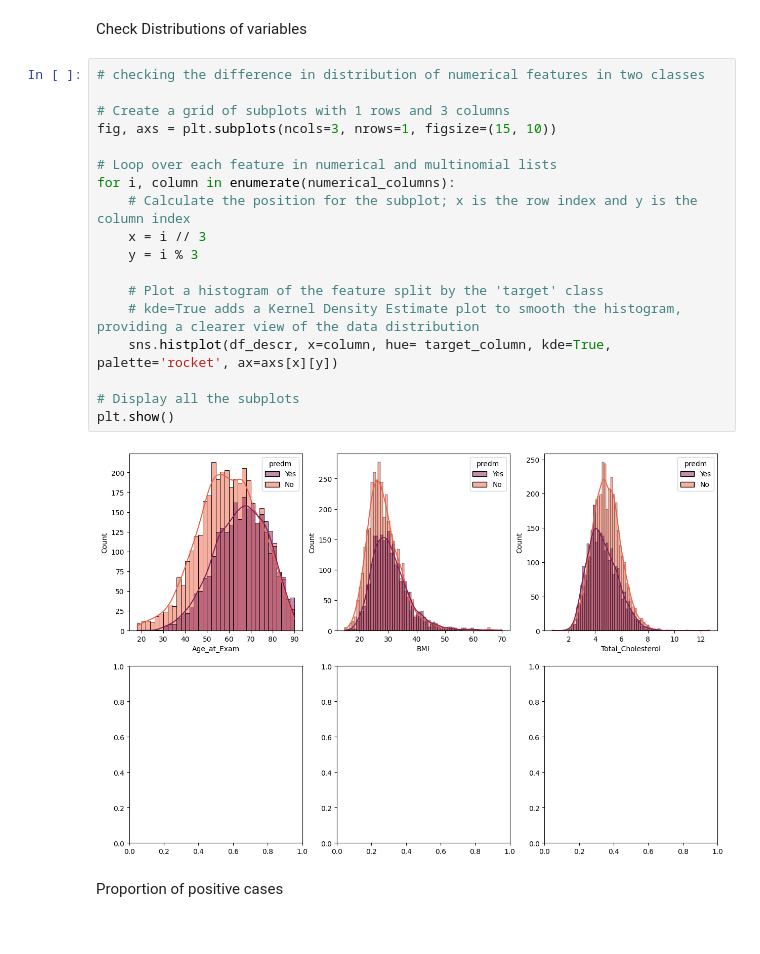
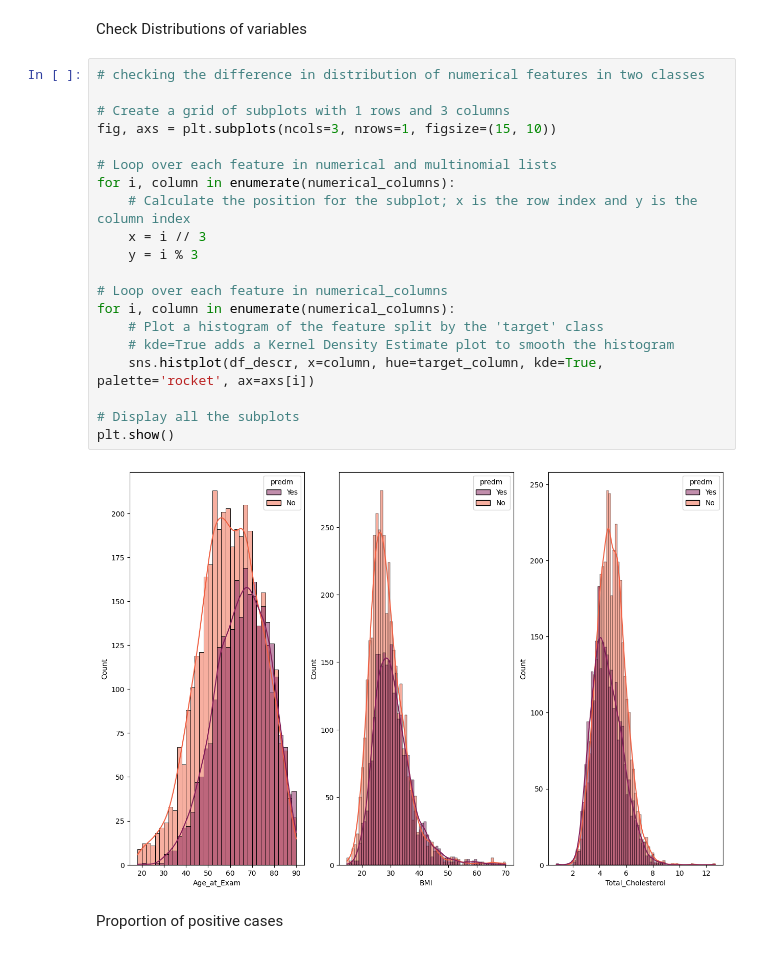
Before and after one commit to lilyzhizhou/Identifying-Prediabetes-ML, a Jupyter notebook: Neural Network.ipynb, the cells around one changed output. Saved outputs shown, nothing was run; the diff lists cells and outputs as text.

```diff
--- a/Neural Network.ipynb
+++ b/Neural Network.ipynb
@@ -174,23 +174,25 @@ Check Distributions of variables
 # %%
 # checking the difference in distribution of numerical features in two classes
 
 # Create a grid of subplots with 1 rows and 3 columns
 fig, axs = plt.subplots(ncols=3, nrows=1, figsize=(15, 10))
 
 # Loop over each feature in numerical and multinomial lists
 for i, column in enumerate(numerical_columns):
     # Calculate the position for the subplot; x is the row index and y is the column index
     x = i // 3
     y = i % 3
 
+# Loop over each feature in numerical_columns
+for i, column in enumerate(numerical_columns):
     # Plot a histogram of the feature split by the 'target' class
-    # kde=True adds a Kernel Density Estimate plot to smooth the histogram, providing a clearer view of the data distribution
-    sns.histplot(df_descr, x=column, hue= target_column, kde=True, palette='rocket', ax=axs[x][y])
+    # kde=True adds a Kernel Density Estimate plot to smooth the histogram
+    sns.histplot(df_descr, x=column, hue=target_column, kde=True, palette='rocket', ax=axs[i])
 
 # Display all the subplots
 plt.show()
 # %% [output]
-[figure, old version]
+[figure, new version]
 # %% [markdown]
 Proportion of positive cases
 # %%
```
Also changed, not shown: parts of 1 cell of this notebook.
